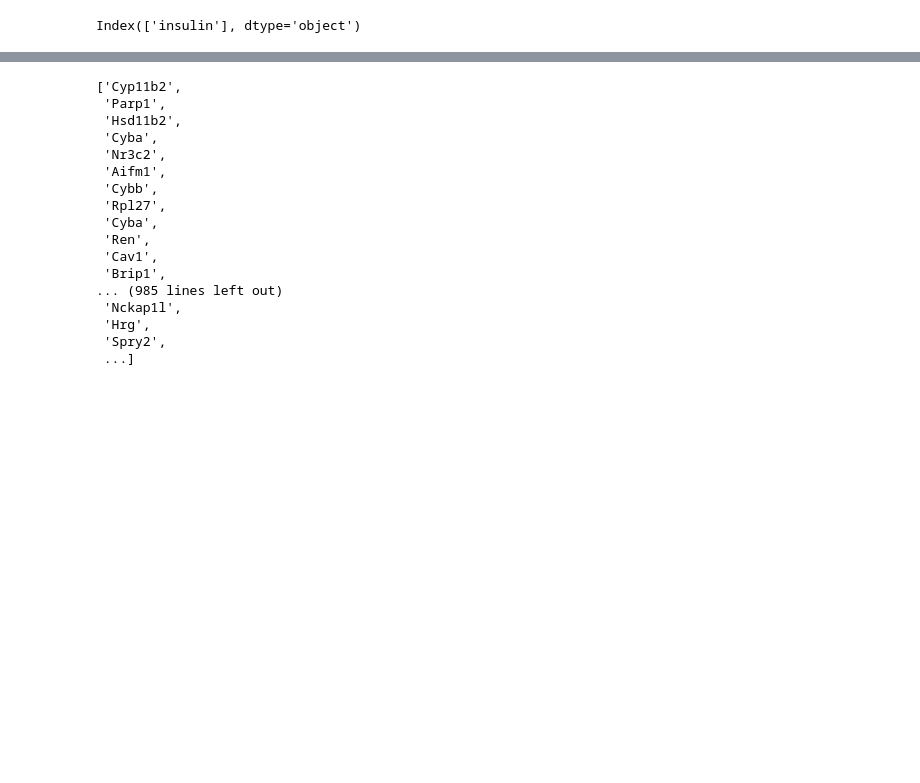
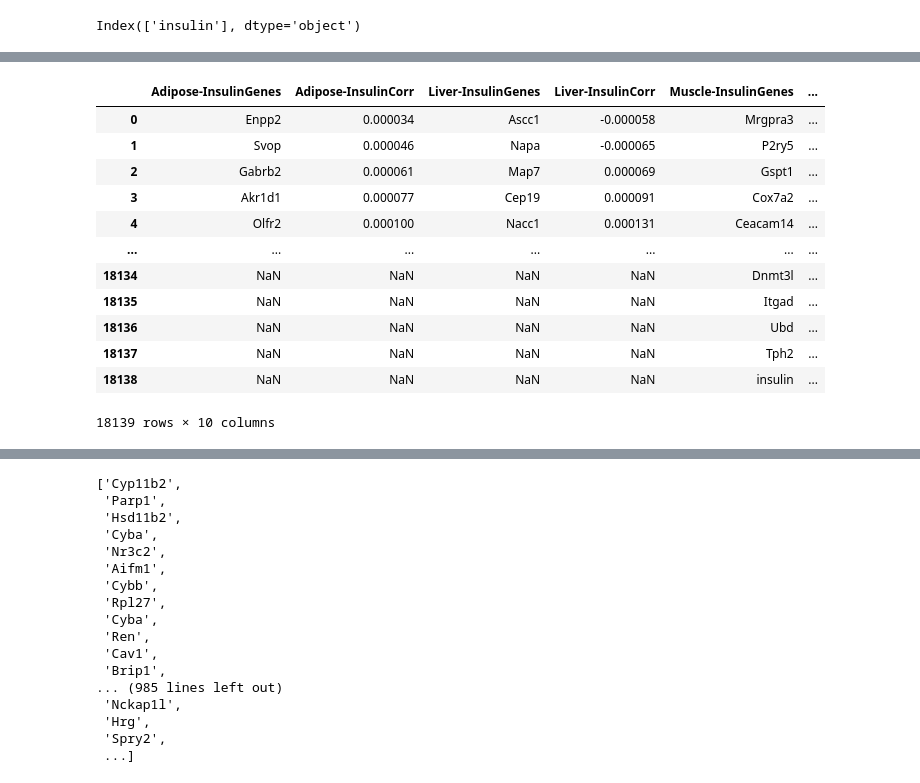
Before and after one commit to aeaswar81/MultiCens, a Jupyter notebook: Mouse centrality Leptin Aravind.ipynb, the cells around one changed output, grey strips where cells are left out. Drawn from its saved outputs; the diff is of its cells as text; code cells hidden in the pictures; blank space fills up the shorter version.

Commit message:
Insulin correlation with others added

```diff
--- a/Mouse centrality Leptin Aravind.ipynb
+++ b/Mouse centrality Leptin Aravind.ipynb
@@ -26,0 +83,4 @@ adipose_insulin=adipose.join(insulin_trait)
+# %%
+corr_intestineInsulin_sorted=corr_intestineInsulin.sort_values(key=abs)
+# %%
+corr_hypothalamusInsulin_sorted=corr_hypothalamusInsulin.sort_values(key=abs)
@@ -26,0 +89,11 @@ adipose_insulin=adipose.join(insulin_trait)
+# %%
+df=corr_adipoInsulin_sorted.to_frame().reset_index()
+df=df.rename(columns={'index':'Adipose-InsulinGenes','insulin':'Adipose-InsulinCorr'})
+df1=corr_liverInsulin_sorted.to_frame().reset_index()
+df1=df1.rename(columns={'index':'Liver-InsulinGenes','insulin':'Liver-InsulinCorr'})
+df2=corr_muscleInsulin_sorted.to_frame().reset_index()
+df2=df2.rename(columns={'index':'Muscle-InsulinGenes','insulin':'Muscle-InsulinCorr'})
+df3=corr_intestineInsulin_sorted.to_frame().reset_index()
+df3=df3.rename(columns={'index':'Intestine-InsulinGenes','insulin':'Intestine-InsulinCorr'})
+df4=corr_hypothalamusInsulin_sorted.to_frame().reset_index()
+df4=df4.rename(columns={'index':'Hypothalamus-InsulinGenes','insulin':'Hypothalamus-InsulinCorr'})
@@ -26,0 +116,24 @@ adipose_insulin=adipose.join(insulin_trait)
+# %%
+df.reset_index(drop=True, inplace=True)
+df1.reset_index(drop=True, inplace=True)
+df2.reset_index(drop=True, inplace=True)
+df3.reset_index(drop=True, inplace=True)
+df4.reset_index(drop=True, inplace=True)
+
+df_final = pd.concat( [df, df1,df2,df3,df4], axis=1)
+# %%
+df_final
+# %% [output]
+|  | Adipose-InsulinGenes | Adipose-InsulinCorr | Liver-InsulinGenes | Liver-InsulinCorr | Muscle-InsulinGenes | ... |
+| 0 | Enpp2 | 0.000034 | Ascc1 | -0.000058 | Mrgpra3 | ... |
+| 1 | Svop | 0.000046 | Napa | -0.000065 | P2ry5 | ... |
+| 2 | Gabrb2 | 0.000061 | Map7 | 0.000069 | Gspt1 | ... |
+| 3 | Akr1d1 | 0.000077 | Cep19 | 0.000091 | Cox7a2 | ... |
+| 4 | Olfr2 | 0.000100 | Nacc1 | 0.000131 | Ceacam14 | ... |
+| ... | ... | ... | ... | ... | ... | ... |
+| 18134 | NaN | NaN | NaN | NaN | Dnmt3l | ... |
+| 18135 | NaN | NaN | NaN | NaN | Itgad | ... |
+| 18136 | NaN | NaN | NaN | NaN | Ubd | ... |
+| 18137 | NaN | NaN | NaN | NaN | Tph2 | ... |
+| 18138 | NaN | NaN | NaN | NaN | insulin | ... |
+18139 rows × 10 columns
```
Also changed, not shown: parts of 19 cells of this notebook, 2 other files.
